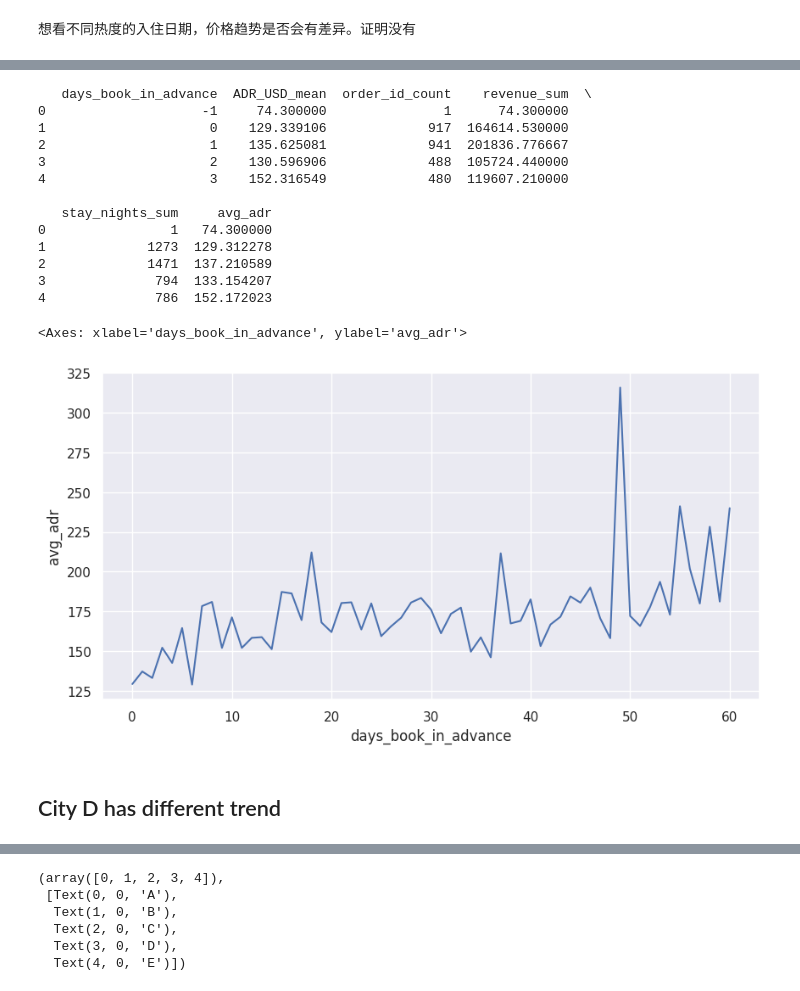
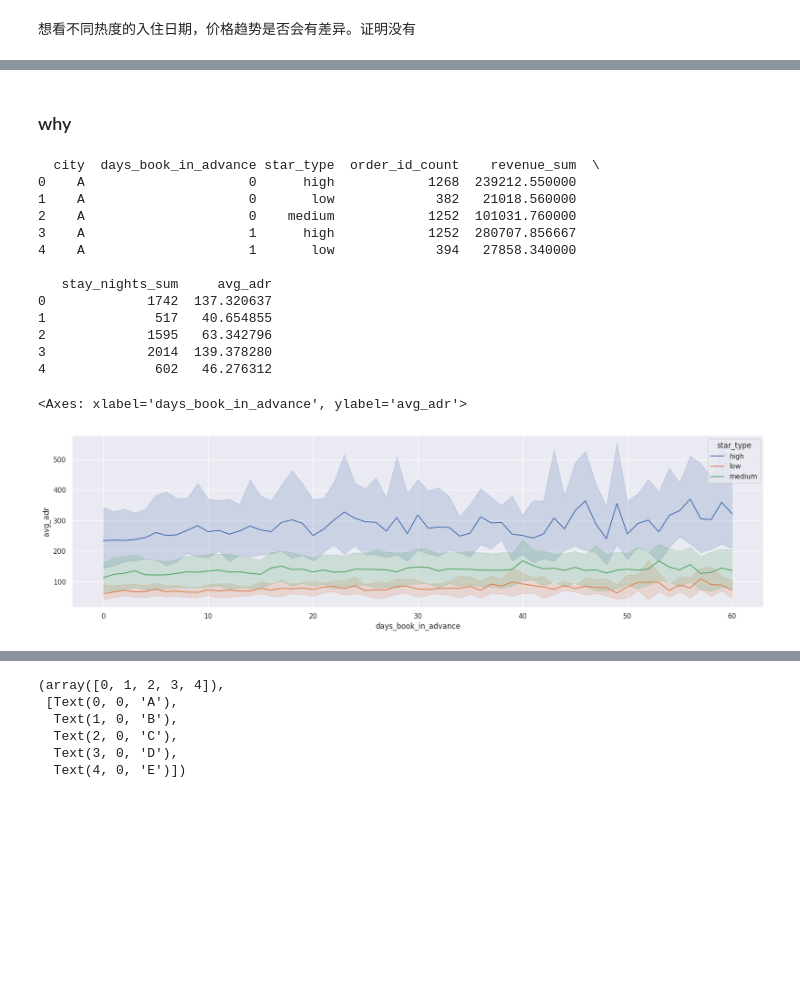
Before and after one commit to heimmer/profile, a Jupyter notebook: Case_Study.ipynb, the cells around one changed output, grey strips where cells are left out. Saved outputs shown, nothing was run; the diff lists cells and outputs as text; code cells hidden in the pictures; blank space fills up the shorter version.

```diff
--- a/Case_Study.ipynb
+++ b/Case_Study.ipynb
@@ -209,0 +1320,17 @@ sns.lineplot(data=cohort,x='days_book_in_advance',y='avg_adr')
+# %%
+groupby = ['city','weeks_book_in_advance']
+agg = {
+    'order_id':'count'
+    ,'revenue':'sum'
+    ,'stay_nights':'sum'
+}
+
+cohort = agg_func(all_df,groupby,agg)
+# cohort.pivot(index='weeks_book_in_advance',colunm='city',values='')
+cohort['avg_adr']=cohort['revenue_sum']/cohort['stay_nights_sum']
+cohort['avg_adr_index'] = cohort['avg_adr']/cohort.groupby('city')['avg_adr'].transform('min')
+print(cohort.head())
+
+sns.set_context({"figure.figsize": (20, 5)})
+sns.set_style('darkgrid')
+sns.lineplot(data=cohort[cohort['weeks_book_in_advance']!=-1],x='weeks_book_in_advance',y='avg_adr_index',hue='city')
@@ -209,0 +1353,17 @@ sns.lineplot(data=cohort,x='days_book_in_advance',y='avg_adr')
+# %%
+groupby = ['city','days_book_in_advance']
+agg = {
+    'order_id':'count'
+    ,'revenue':'sum'
+    ,'stay_nights':'sum'
+}
+
+# cohort = agg_func(all_df,groupby,agg)
+cohort = agg_func(all_df[all_df['city']=='D'],groupby,agg)
+# cohort.pivot(index='weeks_book_in_advance',colunm='city',values='')
+cohort['avg_adr']=cohort['revenue_sum']/cohort['stay_nights_sum']
+print(cohort.head())
+
+sns.set_context({"figure.figsize": (20, 5)})
+sns.set_style('darkgrid')
+sns.lineplot(data=cohort[cohort['days_book_in_advance']!=-1],x='days_book_in_advance',y='avg_adr',hue='city')
@@ -210,35 +1386,34 @@ sns.lineplot(data=cohort,x='days_book_in_advance',y='avg_adr')
+# %% [markdown]
+### why
 # %%
-groupby = ['days_book_in_advance']
+groupby = ['city','days_book_in_advance','star_type']
 agg = {
-    'ADR_USD':'mean'
-    ,'order_id':'count'
+    'order_id':'count'
     ,'revenue':'sum'
     ,'stay_nights':'sum'
 }
 
-cohort = agg_func(all_df[all_df['checkin_dow']==5],groupby,agg)
+cohort = agg_func(all_df,groupby,agg)
 # cohort.pivot(index='weeks_book_in_advance',colunm='city',values='')
 cohort['avg_adr']=cohort['revenue_sum']/cohort['stay_nights_sum']
 print(cohort.head())
 
-sns.set_context({"figure.figsize": (10, 5)})
+sns.set_context({"figure.figsize": (20, 5)})
 sns.set_style('darkgrid')
-sns.lineplot(data=cohort[cohort['days_book_in_advance']!=-1],x='days_book_in_advance',y='avg_adr')
+sns.lineplot(data=cohort[cohort['days_book_in_advance']!=-1],x='days_book_in_advance',y='avg_adr',hue='star_type')
 # %% [output]
-   days_book_in_advance  ADR_USD_mean  order_id_count    revenue_sum  \
-0                    -1     74.300000               1      74.300000
-1                     0    129.339106             917  164614.530000
-2                     1    135.625081             941  201836.776667
-3                     2    130.596906             488  105724.440000
-4                     3    152.316549             480  119607.210000
+  city  days_book_in_advance star_type  order_id_count    revenue_sum  \
+0    A                     0      high            1268  239212.550000
+1    A                     0       low             382   21018.560000
+2    A                     0    medium            1252  101031.760000
+3    A                     1      high            1252  280707.856667
+4    A                     1       low             394   27858.340000
 
    stay_nights_sum     avg_adr
-0                1   74.300000
-1             1273  129.312278
-2             1471  137.210589
-3              794  133.154207
-4              786  152.172023
+0             1742  137.320637
+1              517   40.654855
+2             1595   63.342796
+3             2014  139.378280
+4              602   46.276312
 <Axes: xlabel='days_book_in_advance', ylabel='avg_adr'>
-[figure, old version]
+[figure, new version]
-# %% [markdown]
-## City D has different trend
```
Also changed, not shown: parts of 102 cells of this notebook.
